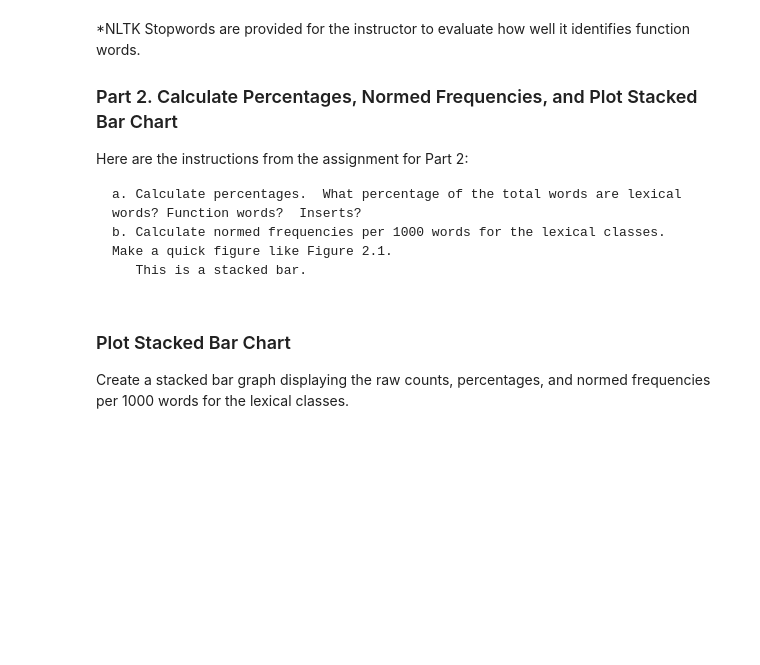
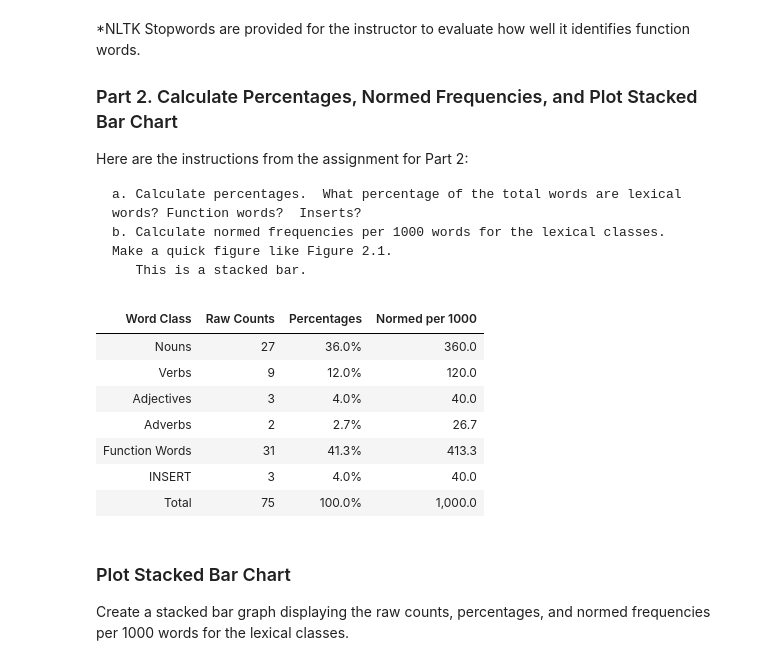
Before and after one commit to steve3p0/LING521, a Jupyter notebook: textmsg_analysis/text_analysis.ipynb, the cells around one changed output. Saved outputs shown, nothing was run; the diff lists cells and outputs as text; code cells hidden in the pictures; blank space fills up the shorter version.

```diff
--- a/textmsg_analysis/text_analysis.ipynb
+++ b/textmsg_analysis/text_analysis.ipynb
@@ -124,26 +146,33 @@ Iterate thru each text message in our 2007 Text Message Corpus and tag the PART-
 counter_list = []
 words = defaultdict(list)
 words_stops = []
+messages_list_tagged_custom = []
 
 for msg in messages:
     tokens = nltk.word_tokenize(msg)
     #tokens = [w for w in tokens if w not in stopwords_fw]
 
-    word_tag_pairs = nltk.pos_tag(tokens, tagset='universal')
-    print(f"\nRaw Message: {msg}")
-    print(f"Words with POS Tags: {word_tag_pairs}")
+    msg_tagged = nltk.pos_tag(tokens, tagset='universal')
+    print(f"\nMessage (RAW): {msg}")
+    print(f"Message (NLTK   POS Tagged): {msg_tagged}")
 
+    msg_tagged_custom = []
     # Build a dictionary of words, grouped by POS
-    for w, tag in word_tag_pairs:
+    for w, tag in msg_tagged:
         # NOTE: We are just keeping track of stopwords and reporting in addition to the other tags
         # words that are tagged as 'STOPS' will also have their regular POS Tag
         if w.lower() in stopwords:
             #words_stops.append(w)
-            words['FUNCTOR'].append(w)
+            tag = 'FUNCTOR'
+        elif w.lower() in insert_words:
+            tag = 'INSERT'
+        elif tag in ('PRON', 'DET', 'ADP', 'CONJ'):
+            tag = 'FUNCTOR'
+        elif tag == '.':
+            continue
 
-        elif w.lower() in insert_words:
-            words['Inserts'].append(w)
-        elif tag in ('PRON', 'DET', 'ADP', 'CONJ'):
-            words['FUNCTOR'].append(w)
-        elif tag != '.':
-            words[tag].append(w)
+        words[tag].append(w)
+        msg_tagged_custom.append((w, tag))
+
+    messages_list_tagged_custom.append(msg_tagged_custom)
+    print(f"Message (Custom POS Tagged): {msg_tagged_custom}")
@@ -191,42 +252,51 @@ raw_counts = counter_pos
 percentages = {pos: wc / total_words for pos, wc in raw_counts.items()}
 norm_counts = {pos: wc / total_words * 1000 for pos, wc in raw_counts.items()}
 
-row_labels = ['Nouns', 'Verbs', 'Adjectives', 'Adverbs', 'Function Words', 'Inserts']
+row_labels = ['Nouns', 'Verbs', 'Adjectives', 'Adverbs', 'Function Words', 'INSERT']
 raw_counts_list = [ counter_pos['NOUN'], counter_pos['VERB'], counter_pos['ADJ'], counter_pos['ADV'],
-                    counter_pos['FUNCTOR'], counter_pos['Inserts'], ]
+                    counter_pos['FUNCTOR'], counter_pos['INSERT'], ]
 
 percentages_list = [ percentages['NOUN'], percentages['VERB'], percentages['ADJ'], percentages['ADV'],
-                     percentages['FUNCTOR'], percentages['Inserts'], ]
+                     percentages['FUNCTOR'], percentages['INSERT'], ]
 
 norm_counts_list = [ norm_counts['NOUN'], norm_counts['VERB'], norm_counts['ADJ'], norm_counts['ADV'],
-                     norm_counts['FUNCTOR'], norm_counts['Inserts'], ]
+                     norm_counts['FUNCTOR'], norm_counts['INSERT'], ]
 
 data = {'Word Class': row_labels,
         'Raw Counts': raw_counts_list,
         'Percentages':percentages_list,
         'Normed per 1000': norm_counts_list }
 
 df = pd.DataFrame(data, columns=['Word Class', 'Raw Counts', 'Percentages', 'Normed per 1000'])
 df.loc[df.index.max()+1]=['Total']+df.sum().tolist()[1:]
 
 # Construct a mask of which columns are numeric
 numeric_col_mask = df.dtypes.apply(lambda d: issubclass(np.dtype(d).type, np.number))
 # Set table styles
 styles = [ dict(selector="th", props=[('text-align', 'center')]) ]
 
 styled_df = (df.style
                 # Format the percentage and Normed per 1000 fields
                 .format({'Percentages': "{:.1%}",  'Normed per 1000': "{:,.1f}"})
                 # right-align the numeric columns and set their width
                 .set_properties(subset=df.columns[numeric_col_mask],  **{'text-align':'right'})
                 # left-align the non-numeric columns and set their width
                 .set_properties(subset=df.columns[~numeric_col_mask], **{'text-align':'left'})
                 # center the header
                 .set_table_styles(styles)
             )
 
 html = styled_df.hide_index().render()
 display(HTML(html))
+# %% [output]
+| Word Class | Raw Counts | Percentages | Normed per 1000 |
+| Nouns | 27 | 36.0% | 360.0 |
+| Verbs | 9 | 12.0% | 120.0 |
+| Adjectives | 3 | 4.0% | 40.0 |
+| Adverbs | 2 | 2.7% | 26.7 |
+| Function Words | 31 | 41.3% | 413.3 |
+| INSERT | 3 | 4.0% | 40.0 |
+| Total | 75 | 100.0% | 1,000.0 |
 # %% [markdown]
 ### Plot Stacked Bar Chart
 Create a stacked bar graph displaying the raw counts, percentages, and normed frequencies per 1000 words for the lexical classes.
```
Also changed, not shown: parts of 9 cells of this notebook.
